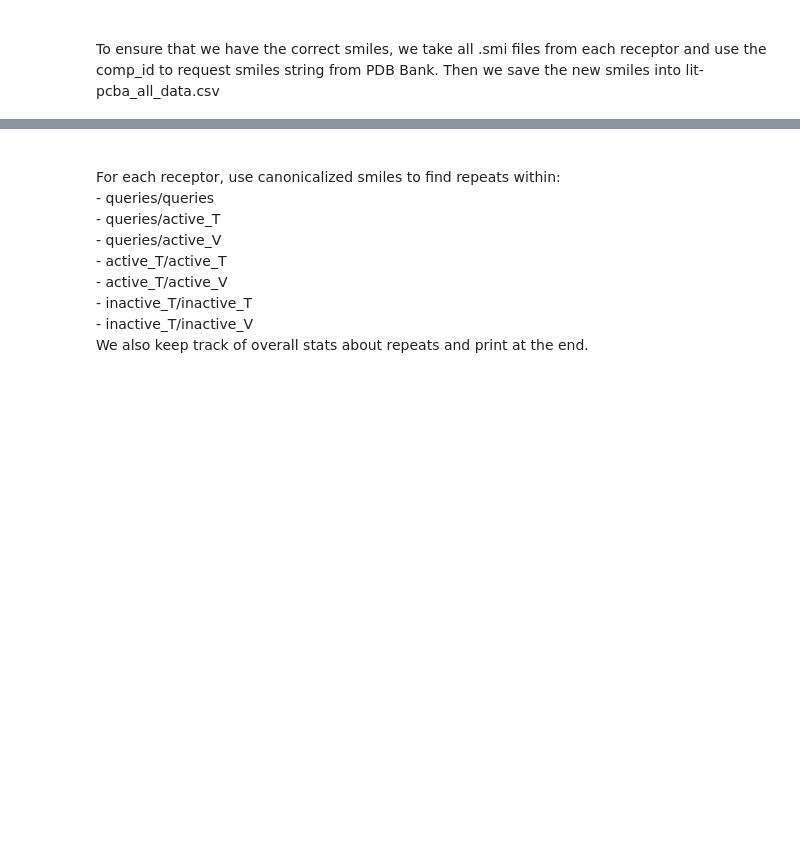
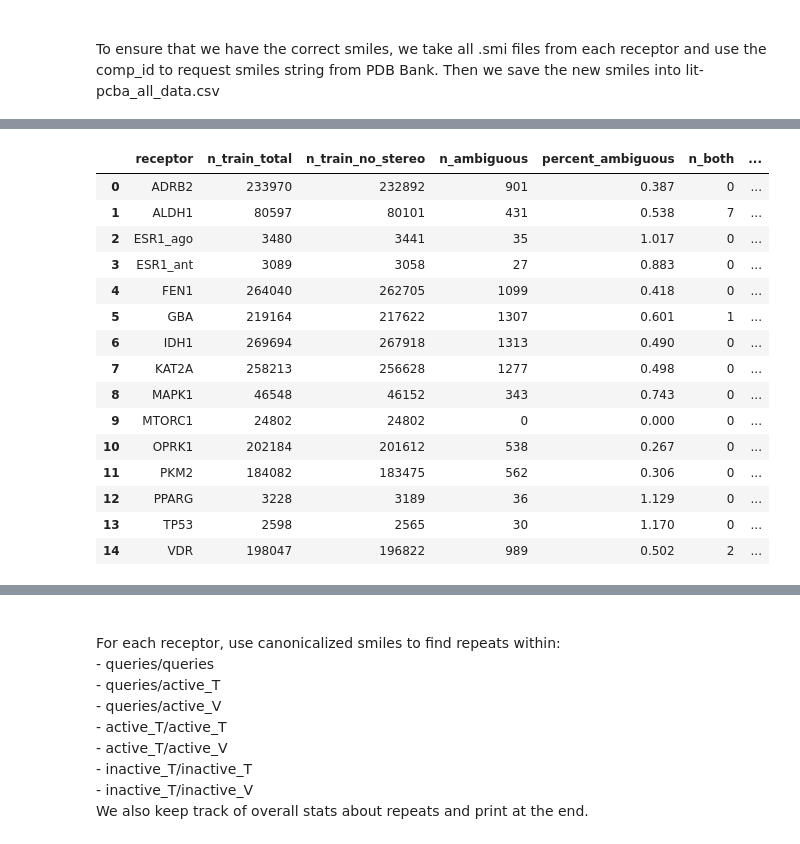
Before and after one commit to sievestack/lit-pcba-audit, a Jupyter notebook: lit-pcba.ipynb, the cells around one changed output, grey strips where cells are left out. Cells and saved outputs as stored; diff of their text form; code cells hidden in the pictures; blank space fills up the shorter version.

```diff
--- a/lit-pcba.ipynb
+++ b/lit-pcba.ipynb
@@ -32,6 +32,7 @@ import os
 
 receptor_names = []
 
+lit_pcba_path = "lit-pcba"
 if os.path.exists(lit_pcba_path):
     # Get all items in the directory
     items = os.listdir(lit_pcba_path)
@@ -264,0 +353,9 @@ Processed 2000000 / 2652106
+# %%
+grouped = df.groupby("canonical_smiles_no_stereo")["canonical_smiles_with_stereo"].nunique()
+ambiguous = grouped[grouped > 1]
+
+variant_counts = ambiguous.value_counts().sort_index()
+
+print("\nStats: Number of canonical_smiles_no_stereo with N distinct canonical_smiles_with_stereo variants (N > 1):")
+for n_variants, count in variant_counts.items():
+    print(f"{count} molecules have {n_variants} stereovariants")
@@ -264,0 +378,71 @@ Processed 2000000 / 2652106
+# %%
+summary_rows = []
+
+for receptor in receptor_names:
+    # Subset for this receptor
+    df_receptor = df[df["receptor"] == receptor].copy()
+
+    # Training set only
+    train_types = ["active_T", "inactive_T"]
+    df_train = df_receptor[df_receptor["type"].isin(train_types)].copy()
+    n_train_total = df_train.shape[0]
+    n_train_no_stereo = df_train["canonical_smiles_no_stereo"].nunique()
+
+    # Find ambiguous molecules: those with >1 stereovariant in training set
+    ambiguous = df_train.groupby("canonical_smiles_no_stereo")["canonical_smiles_with_stereo"].nunique()
+    ambiguous = ambiguous[ambiguous > 1]
+    n_ambiguous = ambiguous.shape[0]
+
+    # Overlap: molecules with stereovariants in both actives and inactives
+    ambiguous_no_stereo = set(ambiguous.index)
+    ambiguous_sub = df_train[df_train["canonical_smiles_no_stereo"].isin(ambiguous_no_stereo)]
+    both_active_inactive = ambiguous_sub.groupby("canonical_smiles_no_stereo")["type"].apply(lambda x: {"active_T", "inactive_T"}.issubset(set(x)))
+    n_both = both_active_inactive.sum()
+
+    percent_ambiguous = 100 * n_ambiguous / n_train_no_stereo if n_train_no_stereo else 0
+    percent_both_of_ambiguous = 100 * n_both / n_ambiguous if n_ambiguous else 0
+    percent_both_of_total = 100 * n_both / n_train_no_stereo if n_train_no_stereo else 0
+
+    summary_rows.append({
+        "receptor": receptor,
+        "n_train_total": n_train_total,
+        "n_train_no_stereo": n_train_no_stereo,
+        "n_ambiguous": n_ambiguous,
+        "percent_ambiguous": percent_ambiguous,
+        "n_both": n_both,
+        "percent_both_of_ambiguous": percent_both_of_ambiguous,
+        "percent_both_of_total": percent_both_of_total,
+    })
+
+summary_df = pd.DataFrame(summary_rows)
+
+# Only show the most important columns for the "story"
+pd.set_option('display.float_format', '{:.3f}'.format)
+cols = [
+    "receptor",
+    "n_train_total",
+    "n_train_no_stereo",
+    "n_ambiguous",
+    "percent_ambiguous",
+    "n_both",
+    "percent_both_of_ambiguous",
+    "percent_both_of_total"
+]
+display(summary_df)
+# %% [output]
+|  | receptor | n_train_total | n_train_no_stereo | n_ambiguous | percent_ambiguous | n_both | ... |
+| 0 | ADRB2 | 233970 | 232892 | 901 | 0.387 | 0 | ... |
+| 1 | ALDH1 | 80597 | 80101 | 431 | 0.538 | 7 | ... |
+| 2 | ESR1_ago | 3480 | 3441 | 35 | 1.017 | 0 | ... |
+| 3 | ESR1_ant | 3089 | 3058 | 27 | 0.883 | 0 | ... |
+| 4 | FEN1 | 264040 | 262705 | 1099 | 0.418 | 0 | ... |
+| 5 | GBA | 219164 | 217622 | 1307 | 0.601 | 1 | ... |
+| 6 | IDH1 | 269694 | 267918 | 1313 | 0.490 | 0 | ... |
+| 7 | KAT2A | 258213 | 256628 | 1277 | 0.498 | 0 | ... |
+| 8 | MAPK1 | 46548 | 46152 | 343 | 0.743 | 0 | ... |
+| 9 | MTORC1 | 24802 | 24802 | 0 | 0.000 | 0 | ... |
+| 10 | OPRK1 | 202184 | 201612 | 538 | 0.267 | 0 | ... |
+| 11 | PKM2 | 184082 | 183475 | 562 | 0.306 | 0 | ... |
+| 12 | PPARG | 3228 | 3189 | 36 | 1.129 | 0 | ... |
+| 13 | TP53 | 2598 | 2565 | 30 | 1.170 | 0 | ... |
+| 14 | VDR | 198047 | 196822 | 989 | 0.502 | 2 | ... |
```
Also changed, not shown: parts of 13 cells of this notebook, 1 other file.
